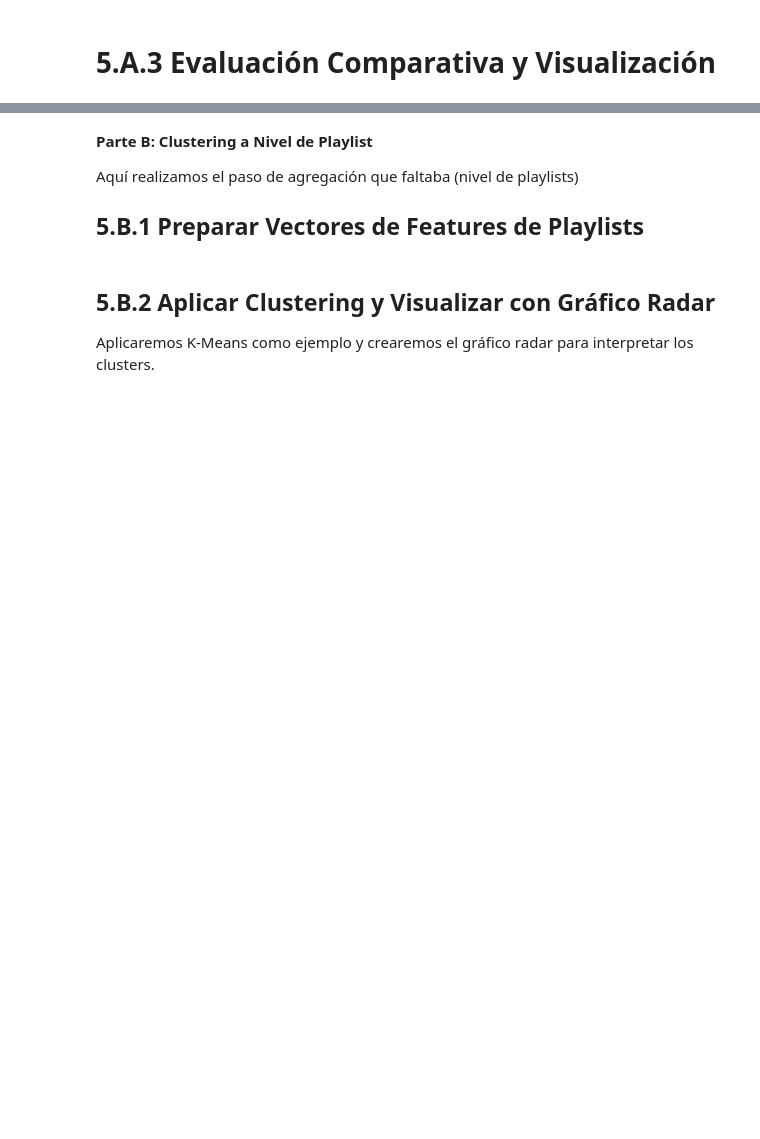
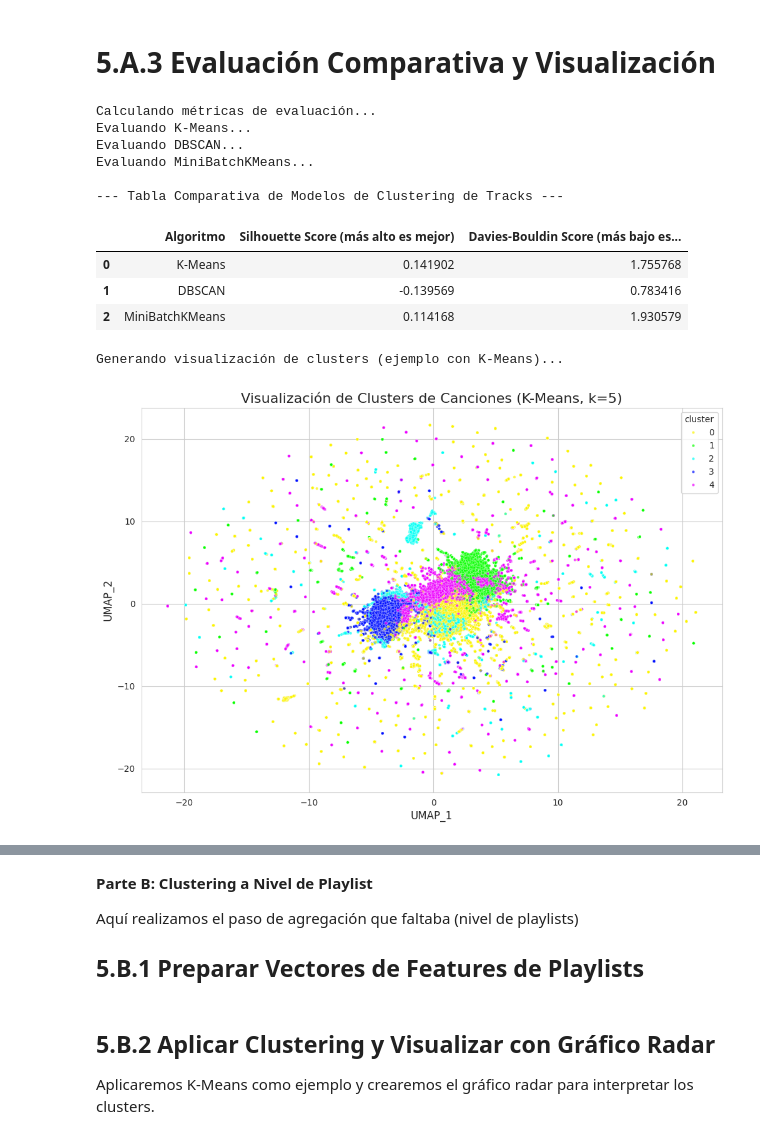
Before and after one commit to fabianlgomez/mpd-PlaylistSimilarity-unal, a Jupyter notebook: associationRules&Clustering.ipynb, the cells around one changed output, grey strips where cells are left out. Drawn from its saved outputs; the diff is of its cells as text; code cells hidden in the pictures; blank space fills up the shorter version.

```diff
--- a/associationRules&Clustering.ipynb
+++ b/associationRules&Clustering.ipynb
@@ -704,12 +620,18 @@ if len(set(track_labels_dbscan[mask_dbscan])) > 1:
     # Usamos una muestra para que el cálculo del score sea rápido en datasets grandes
     # Tomamos una muestra de hasta 20,000 puntos que no sean ruido
     sample_size = min(20000, np.sum(mask_dbscan))
-    sample_indices = np.random.choice(X_tracks_numeric[mask_dbscan].index, size=sample_size, replace=False)
 
-    score_s_dbscan = silhouette_score(X_tracks_numeric.loc[sample_indices], track_labels_dbscan[sample_indices])
-    score_db_dbscan = davies_bouldin_score(X_tracks_numeric.loc[sample_indices], track_labels_dbscan[sample_indices])
+    # --- FIX START ---
+    # Reset the index of X_tracks_numeric to allow for integer indexing
+    X_tracks_numeric_reset = X_tracks_numeric.reset_index(drop=True)
+    # Use the index of the filtered data (mask_dbscan) to sample from the reset DataFrame
+    sample_indices = np.random.choice(X_tracks_numeric_reset[mask_dbscan].index, size=sample_size, replace=False)
+
+    score_s_dbscan = silhouette_score(X_tracks_numeric_reset.loc[sample_indices], track_labels_dbscan[sample_indices])
+    score_db_dbscan = davies_bouldin_score(X_tracks_numeric_reset.loc[sample_indices], track_labels_dbscan[sample_indices])
+    # --- FIX END ---
 else:
-    # Si DBSCAN no encontró clusters (o solo uno), asignamos un score inválido
+    # If DBSCAN no encontró clusters (o solo uno), asignamos un score inválido
     print("DBSCAN no encontró suficientes clusters para ser evaluado.")
     score_s_dbscan = -1
     score_db_dbscan = -1
@@ -729,30 +651,43 @@ results = pd.DataFrame({
     'Davies-Bouldin Score (más bajo es mejor)': [score_db_kmeans, score_db_dbscan, score_db_minibatch]
 })
 
 print("\n--- Tabla Comparativa de Modelos de Clustering de Tracks ---")
 display(results)
 
 
 # --- Visualización de Clusters ---
 # Este bloque no necesita cambios, pero lo mantenemos por completitud.
 # Muestra los resultados de K-Means como ejemplo.
 # Nota: Para visualizar otros resultados, simplemente cambia 'track_labels_kmeans'
 # por 'track_labels_minibatch' o 'track_labels_dbscan'.
 
 print("\nGenerando visualización de clusters (ejemplo con K-Means)...")
 viz_df = tracks_umap.copy()
 viz_df['cluster'] = track_labels_kmeans
 
 plt.figure(figsize=(12, 8))
 sns.scatterplot(
     data=viz_df,
     x='UMAP_1',
     y='UMAP_2',
     hue='cluster',
     palette=sns.color_palette("hsv", n_colors=OPTIMAL_K),
     s=10, # Tamaño de los puntos
     alpha=0.7,
     legend='full'
 )
 plt.title(f'Visualización de Clusters de Canciones (K-Means, k={OPTIMAL_K})')
 plt.show()
+# %% [output]
+Calculando métricas de evaluación...
+Evaluando K-Means...
+Evaluando DBSCAN...
+Evaluando MiniBatchKMeans...
+
+--- Tabla Comparativa de Modelos de Clustering de Tracks ---
+|  | Algoritmo | Silhouette Score (más alto es mejor) | Davies-Bouldin Score (más bajo es... |
+| 0 | K-Means | 0.141902 | 1.755768 |
+| 1 | DBSCAN | -0.139569 | 0.783416 |
+| 2 | MiniBatchKMeans | 0.114168 | 1.930579 |
+Generando visualización de clusters (ejemplo con K-Means)...
+[figure, added]
```
Also changed, not shown: parts of 14 cells of this notebook.
